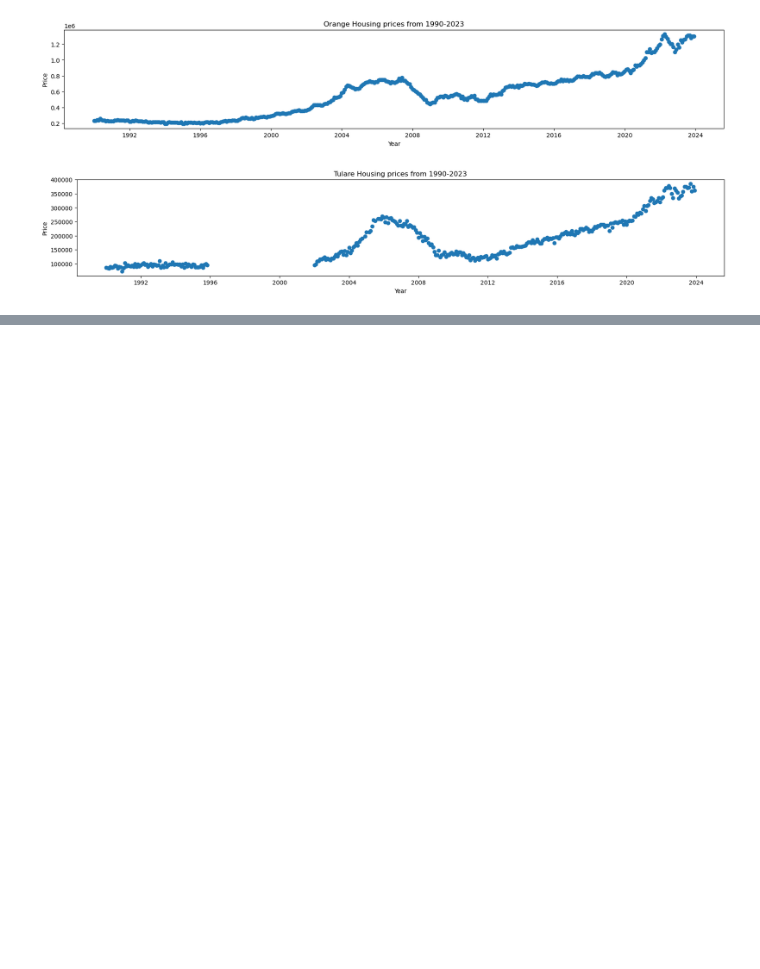
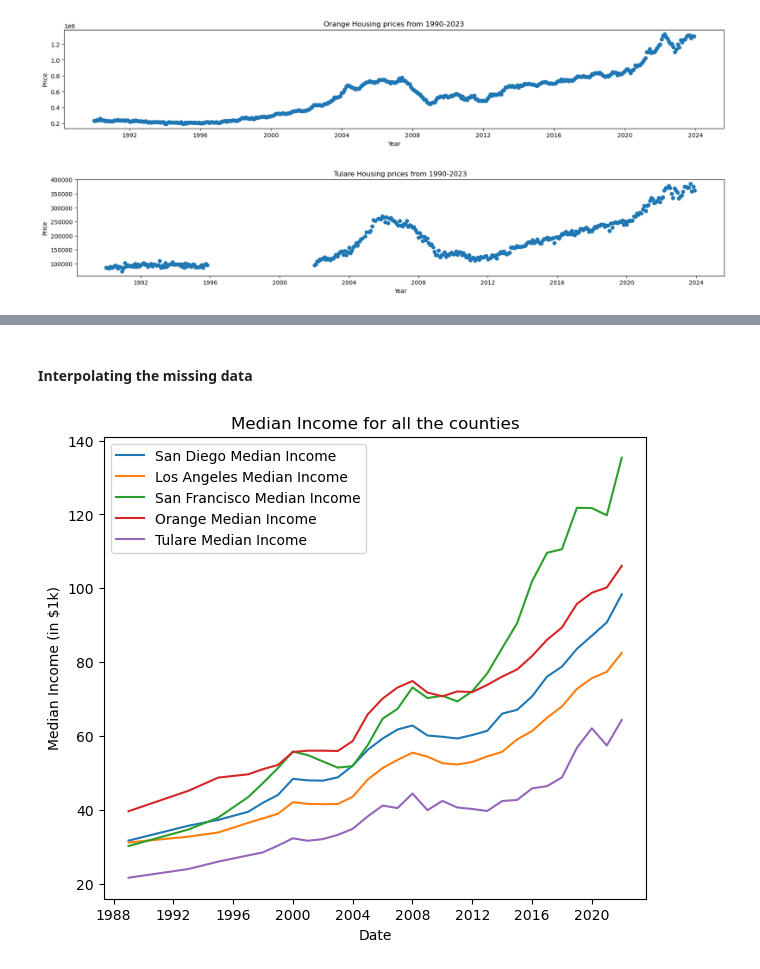
Before and after one commit to RamtinTJB/CSE151A-Project, a Jupyter notebook: notebook.ipynb, the cells around one changed output, grey strips where cells are left out. Drawn from its saved outputs; the diff is of its cells as text; code cells hidden in the pictures; blank space fills up the shorter version.

```diff
--- a/notebook.ipynb
+++ b/notebook.ipynb
@@ -161,0 +249,19 @@ for county in counties:
+# %% [markdown]
+#### Interpolating the missing data
+# %%
+for county in counties:
+    median_income_dict[county]["df"][f"{county} Median Income"] = \
+        median_income_dict[county]["df"][f"{county} Median Income"].interpolate()
+# %%
+plt.rcParams["figure.figsize"] = (7,6)
+
+for county in counties:
+    plt.plot(median_income_dict[county]["df"]["Dates"], median_income_dict[county]["df"][f'{county} Median Income'] / 1000, label=f'{county} Median Income')
+
+plt.legend()
+plt.title("Median Income for all the counties")
+plt.xlabel("Date")
+plt.ylabel("Median Income (in $1k)")
+plt.show()
+# %% [output]
+[figure, added]
```
Also changed, not shown: parts of 14 cells of this notebook.
